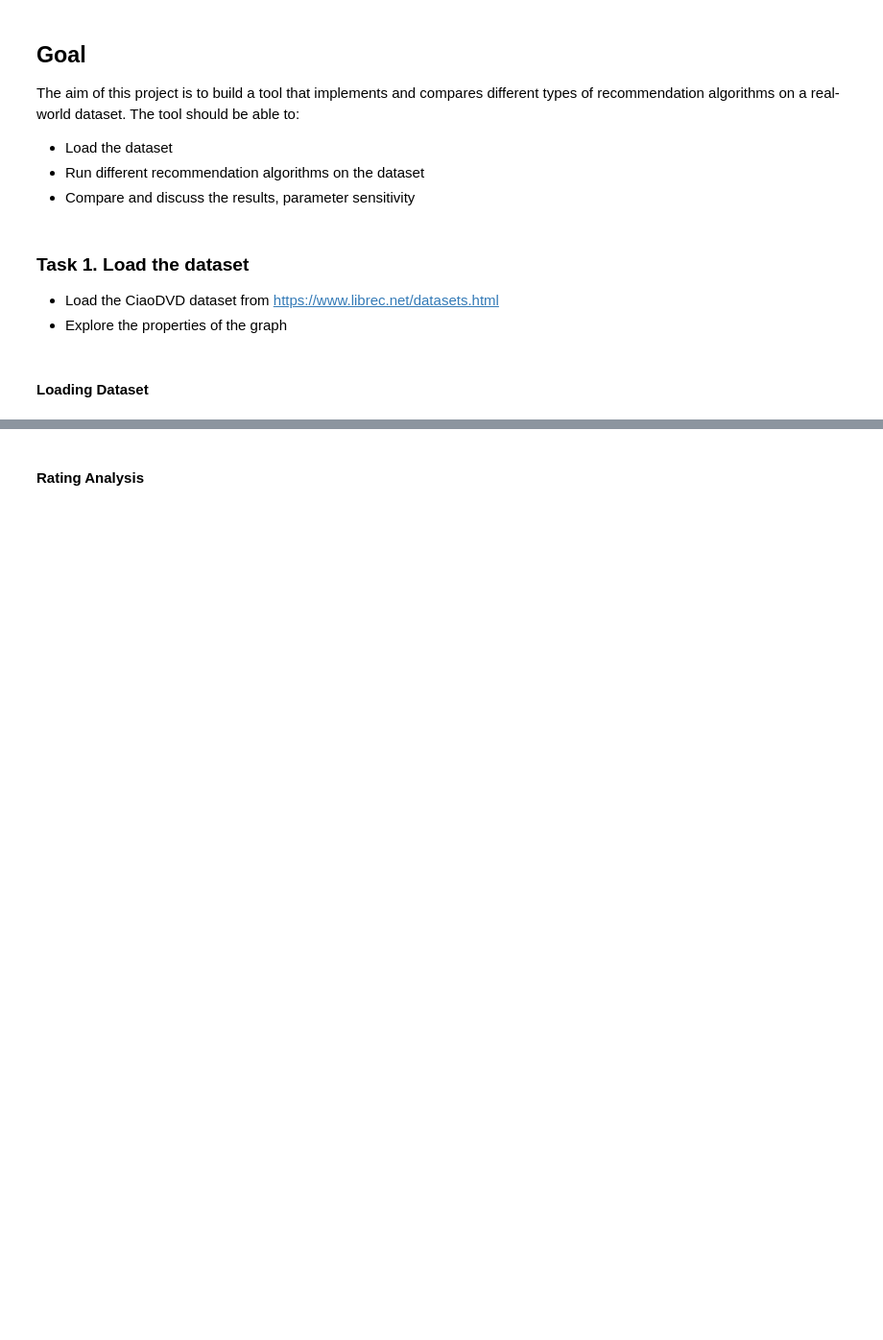
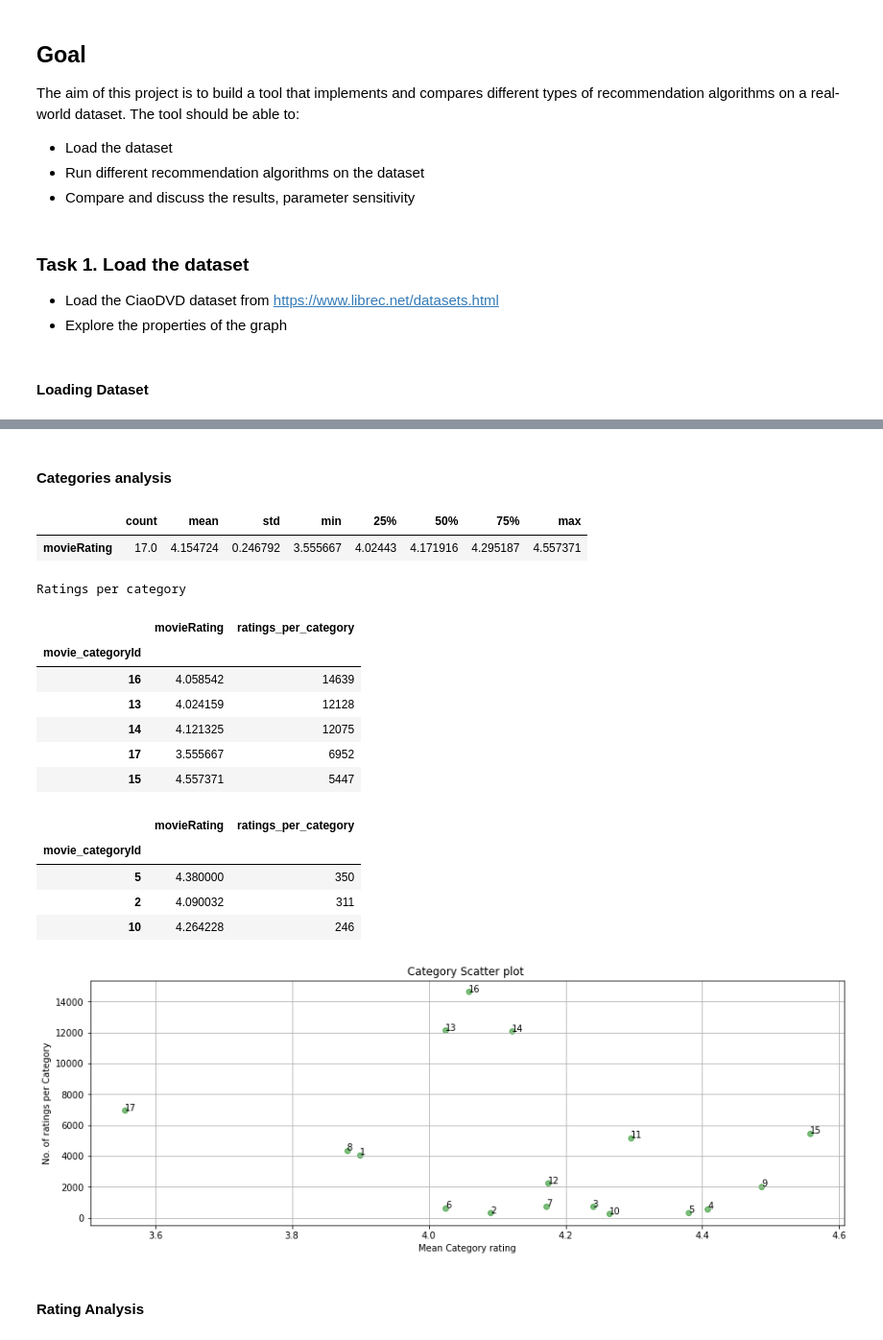
Before and after one commit to andres112/Social-Media-Analytics, a Jupyter notebook: Project/main.ipynb, the cells around one changed output, grey strips where cells are left out. Shown at 96% size. Drawn from its saved outputs; the diff is of its cells as text; code cells hidden in the pictures; blank space fills up the shorter version.

```diff
--- a/Project/main.ipynb
+++ b/Project/main.ipynb
@@ -73,3 +75,46 @@ memory usage: 1.6+ KB
+# %% [markdown]
+#### Categories analysis
+# %%
+#dataset.groupby('movie_categoryId')['movieId'].count().sort_values(ascending=False)
+#dataset.groupby('movie_categoryId')['movieRating'].mean().sort_values(ascending=False)
+# average categorie ratings
+categories = pd.DataFrame(dataset.groupby('movie_categoryId')['movieRating'].mean())
+
+categories.describe().T
+
+# quantity of movies per categorie
+categories['ratings_per_category'] = dataset.groupby('movie_categoryId')['movieId'].count()
+
+# sorted by number of categories
+print('\nRatings per category')
+categories.sort_values('ratings_per_category', ascending=False).head()
+categories.sort_values('ratings_per_category', ascending=False).tail(3)
+
+# Plot number of movies per categories
+plot_settings = {
+    'axisX':'movieRating',
+    'axisY': 'ratings_per_category',
+    'topic': 'Category',
+    'color':'green',
+    'labels': categories.index}
+plots.scatterPlot(categories, plot_settings)
+# %% [output]
+|  | count | mean | std | min | 25% | 50% | 75% | max |
+| movieRating | 17.0 | 4.154724 | 0.246792 | 3.555667 | 4.02443 | 4.171916 | 4.295187 | 4.557371 |
+Ratings per category
+|  | movieRating | ratings_per_category |
+| movie_categoryId |  |  |
+| 16 | 4.058542 | 14639 |
+| 13 | 4.024159 | 12128 |
+| 14 | 4.121325 | 12075 |
+| 17 | 3.555667 | 6952 |
+| 15 | 4.557371 | 5447 |
+|  | movieRating | ratings_per_category |
+| movie_categoryId |  |  |
+| 5 | 4.380000 | 350 |
+| 2 | 4.090032 | 311 |
+| 10 | 4.264228 | 246 |
+[figure, added]
 # %% [markdown]
 #### Rating Analysis
 # %%
```
Also changed, not shown: parts of 5 cells of this notebook, 4 other files.
